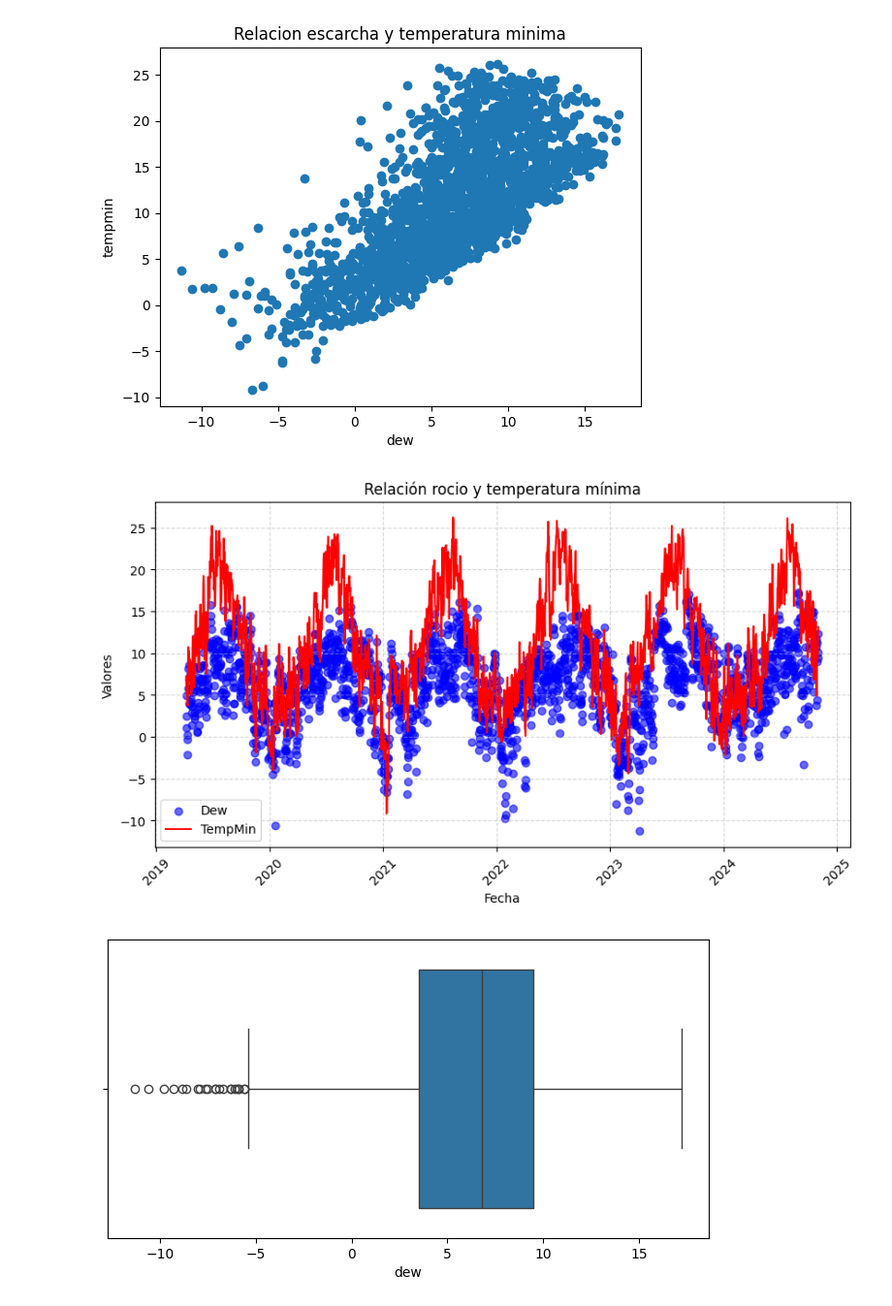
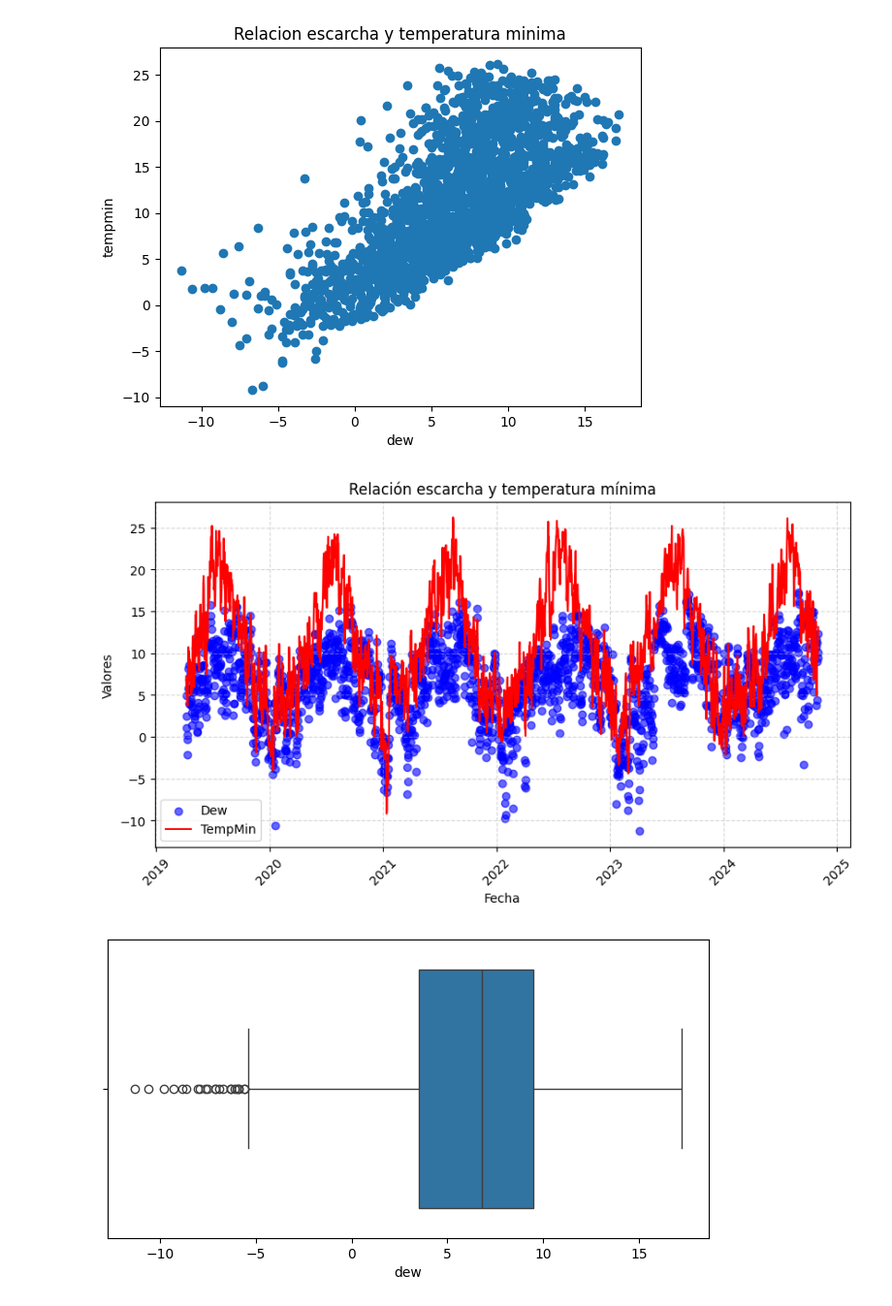
Before and after one commit to J0rge14/TrabajoTemperatura, a Jupyter notebook: temperatura.ipynb, the cells around one changed output. Shown at 97% size. Saved outputs shown, nothing was run; the diff lists cells and outputs as text; code cells hidden in the pictures.

```diff
--- a/temperatura.ipynb
+++ b/temperatura.ipynb
@@ -94,26 +94,26 @@ plt.show()
 # %%
 grouped= df.groupby("year")
 
 
 import matplotlib.pyplot as plt
 
 # Graficar dew como puntos y tempmin como línea
 plt.figure(figsize=(10, 5))  # Ajustar tamaño de la gráfica
 plt.scatter(df["datetime"], df["dew"], label="Dew", color="blue", alpha=0.6)
 plt.plot(df["datetime"], df["tempmin"], label="TempMin", color="red")
 
 # Mejoras en la visualización
-plt.title("Relación rocio y temperatura mínima")
+plt.title("Relación escarcha y temperatura mínima")
 plt.xlabel("Fecha")
 plt.ylabel("Valores")
 plt.legend()
 plt.xticks(rotation=45)  # Rotar etiquetas del eje x para mejor lectura
 plt.grid(True, linestyle="--", alpha=0.5)  # Agregar rejilla suave
 
 # Mostrar gráfica
 plt.show()
 # %% [output]
-[figure, old version]
+[figure, new version]
 # %%
 # Creamos el Boxplot dew
 
```
Also changed, not shown: parts of 4 cells of this notebook.
